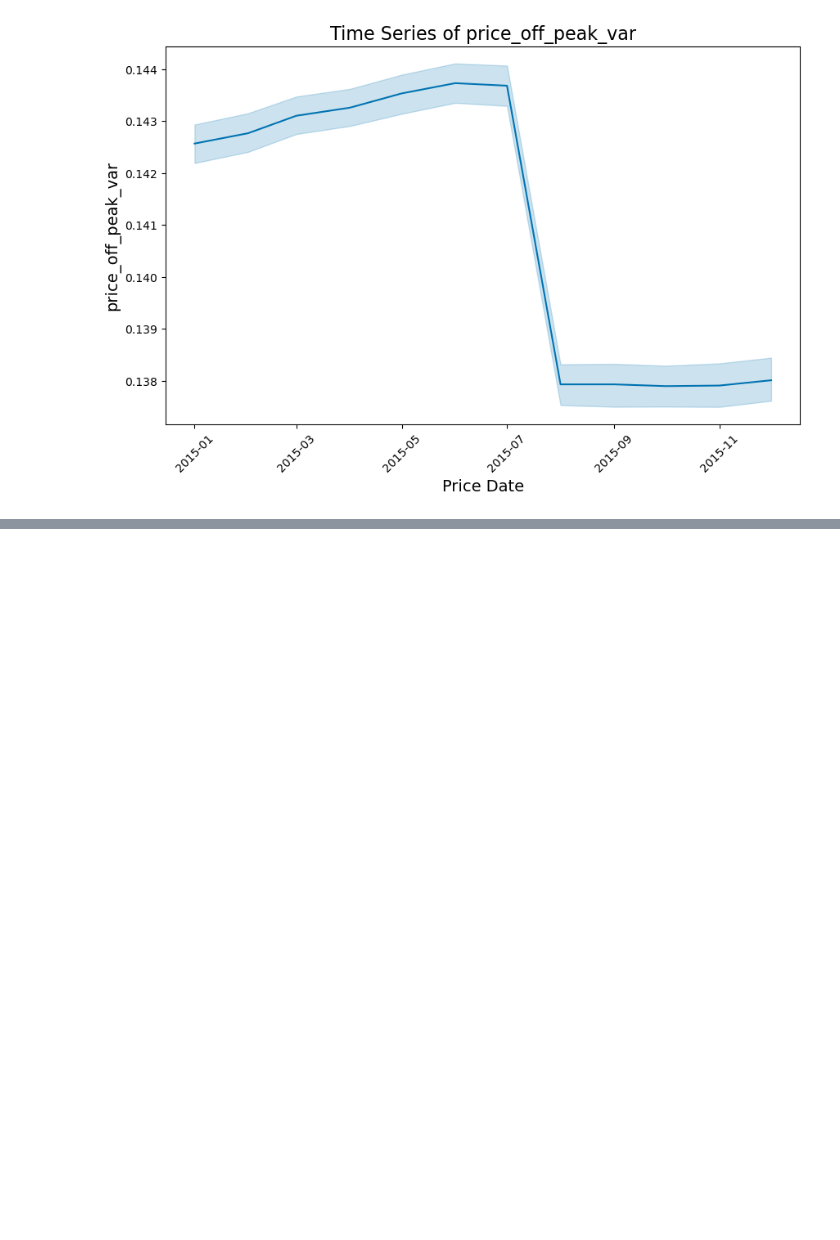
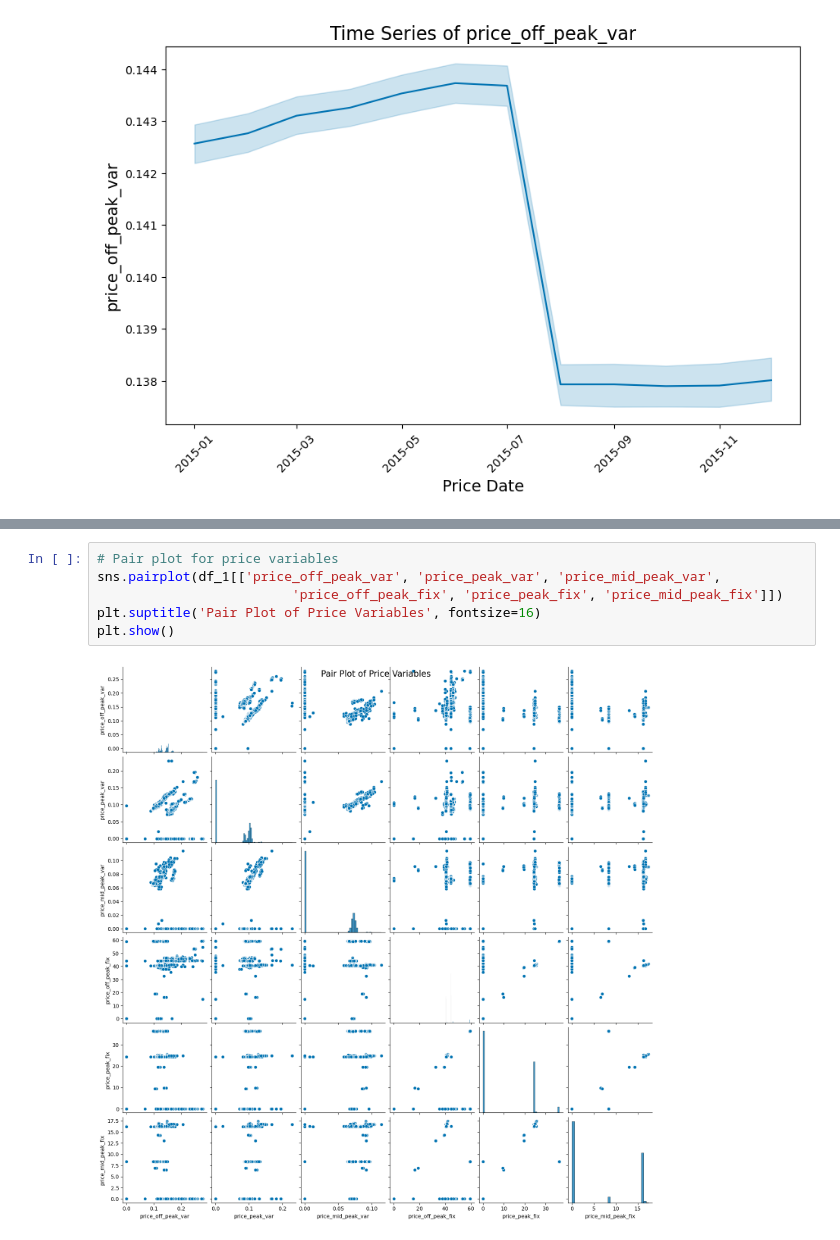
Before and after one commit to RichelCode/BCG-Virtual-Internship, a Jupyter notebook: Richel_Virtual_internship.ipynb, the cells around one changed output, grey strips where cells are left out. Cells and saved outputs as stored; diff of their text form; blank space fills up the shorter version.

```diff
--- a/Richel_Virtual_internship.ipynb
+++ b/Richel_Virtual_internship.ipynb
@@ -550,0 +570,8 @@ plt.show()
+# %%
+# Pair plot for price variables
+sns.pairplot(df_1[['price_off_peak_var', 'price_peak_var', 'price_mid_peak_var',
+                         'price_off_peak_fix', 'price_peak_fix', 'price_mid_peak_fix']])
+plt.suptitle('Pair Plot of Price Variables', fontsize=16)
+plt.show()
+# %% [output]
+[figure, added]
```
Also changed, not shown: parts of 6 cells of this notebook.
